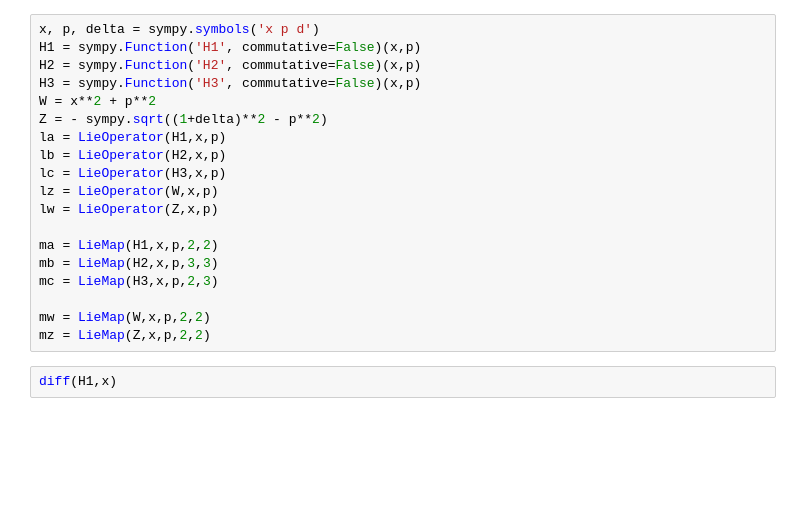
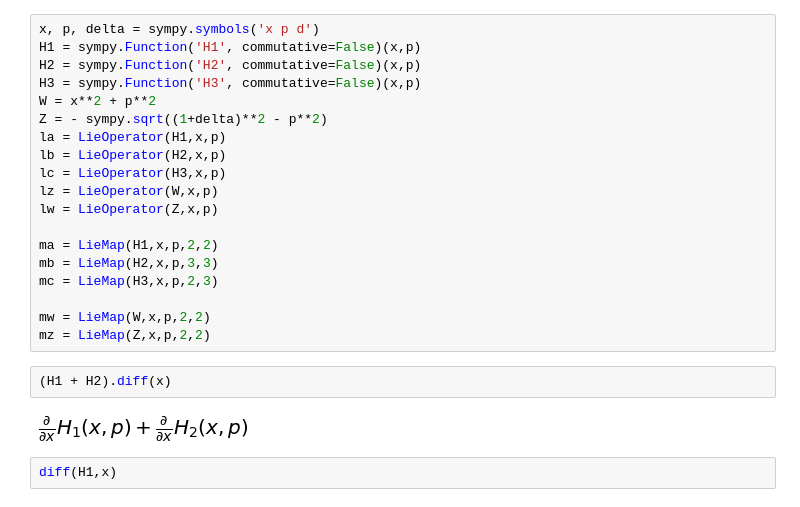
Before and after one commit to jernejfrank/LieTrafoAlg, a Jupyter notebook: Poisson Algebra.ipynb, the cells around one changed output. Drawn from its saved outputs; the diff is of its cells as text; blank space fills up the shorter version.

```diff
--- a/Poisson Algebra.ipynb
+++ b/Poisson Algebra.ipynb
@@ -449,6 +533,10 @@ mc = LieMap(H3,x,p,2,3)
 
 mw = LieMap(W,x,p,2,2)
 mz = LieMap(Z,x,p,2,2)
+# %%
+(H1 + H2).diff(x)
+# %% [output]
+[figure, added]
 # %%
 diff(H1,x)
 # %% [output]
```
Also changed, not shown: parts of 11 cells of this notebook, 2 other files.
